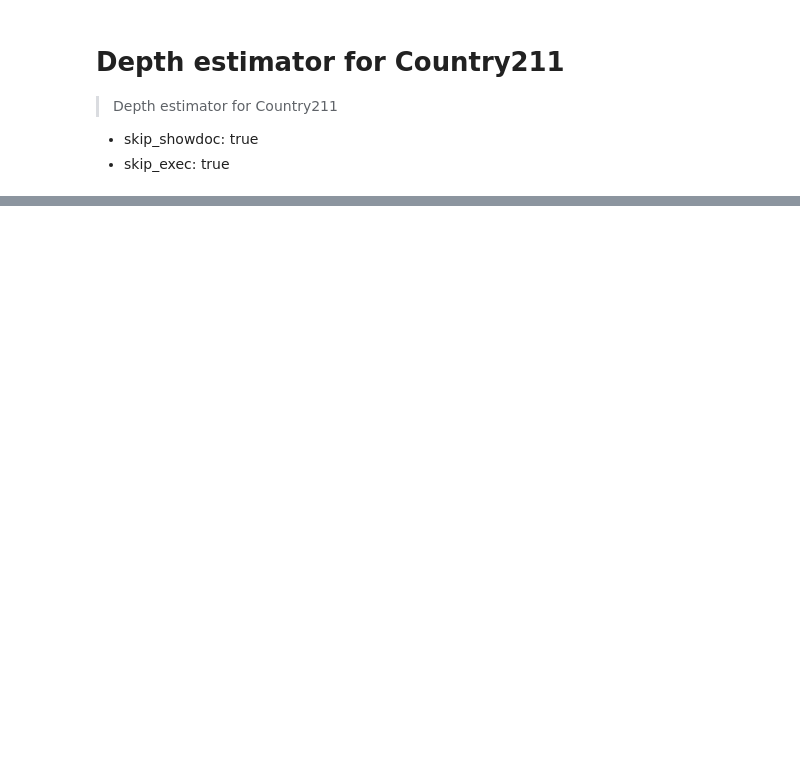
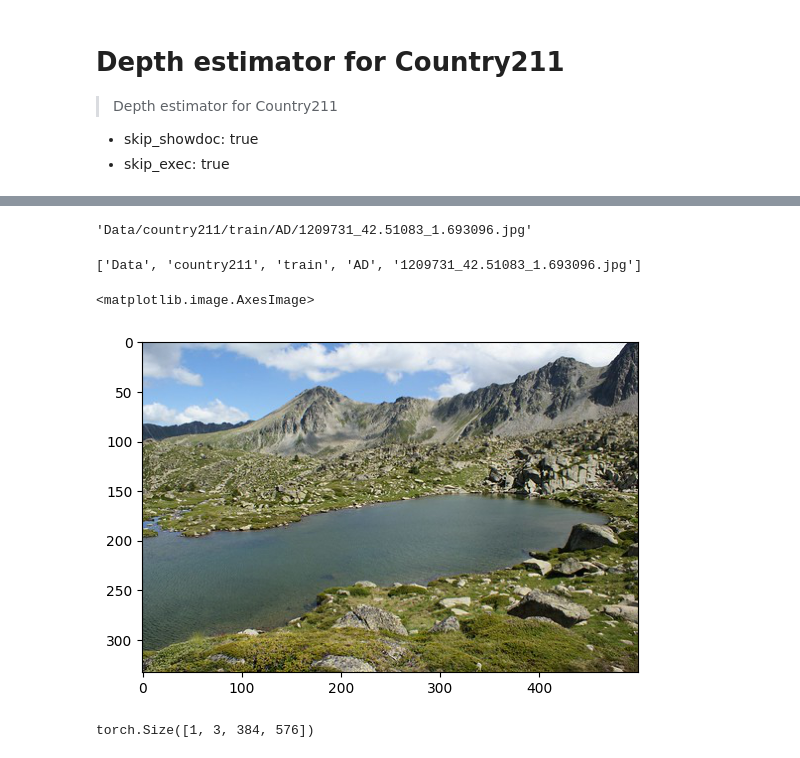
Before and after one commit to bthek1/DeepLearning, a Jupyter notebook: nbs/073_depth_estimator_Country211.ipynb, the cells around one changed output, grey strips where cells are left out. Drawn from its saved outputs; the diff is of its cells as text; code cells hidden in the pictures; blank space fills up the shorter version.

```diff
--- a/nbs/073_depth_estimator_Country211.ipynb
+++ b/nbs/073_depth_estimator_Country211.ipynb
@@ -327,0 +54,49 @@ IndexError: list index out of range
+# %%
+from torchvision import transforms
+
+# Define transforms to apply to the images
+transform_default = transforms.Compose([
+    transforms.Resize((200, 300)),  # Resize images to a fixed size
+    transforms.ToTensor(),  # Convert images to PyTorch tensors
+    # Add more transformations as needed (e.g., normalization)
+])
+
+# Path to the root directory of the dataset
+root_dir = 'Data'
+
+# Create datasets
+train_dataset = datasets.Country211(root_dir,
+                                   split = 'train',
+                                    transform=transform_default,
+                                    download = False)
+val_dataset = datasets.Country211(root_dir,
+                                   split = 'valid',
+                                    transform=transform_default,
+                                    download = False)
+test_dataset = datasets.Country211(root_dir,
+                                   split = 'test',
+                                    transform=transform_default,
+                                    download = False)
+# %%
+filename, label = train_dataset.imgs[0]
+filename
+# %% [output]
+'Data/country211/train/AD/1209731_42.51083_1.693096.jpg'
+# %%
+folder = filename.rsplit('/', 5)
+folder
+# %% [output]
+['Data', 'country211', 'train', 'AD', '1209731_42.51083_1.693096.jpg']
+# %%
+img = cv2.imread(filename)
+img = cv2.cvtColor(img, cv2.COLOR_BGR2RGB)
+# %%
+plt.imshow(img)
+# %% [output]
+<matplotlib.image.AxesImage>
+[figure, added]
+# %%
+input_batch = transform(img).to(device)
+input_batch.shape
+# %% [output]
+torch.Size([1, 3, 384, 576])
```
Also changed, not shown: parts of 40 cells of this notebook, 5 other files.
